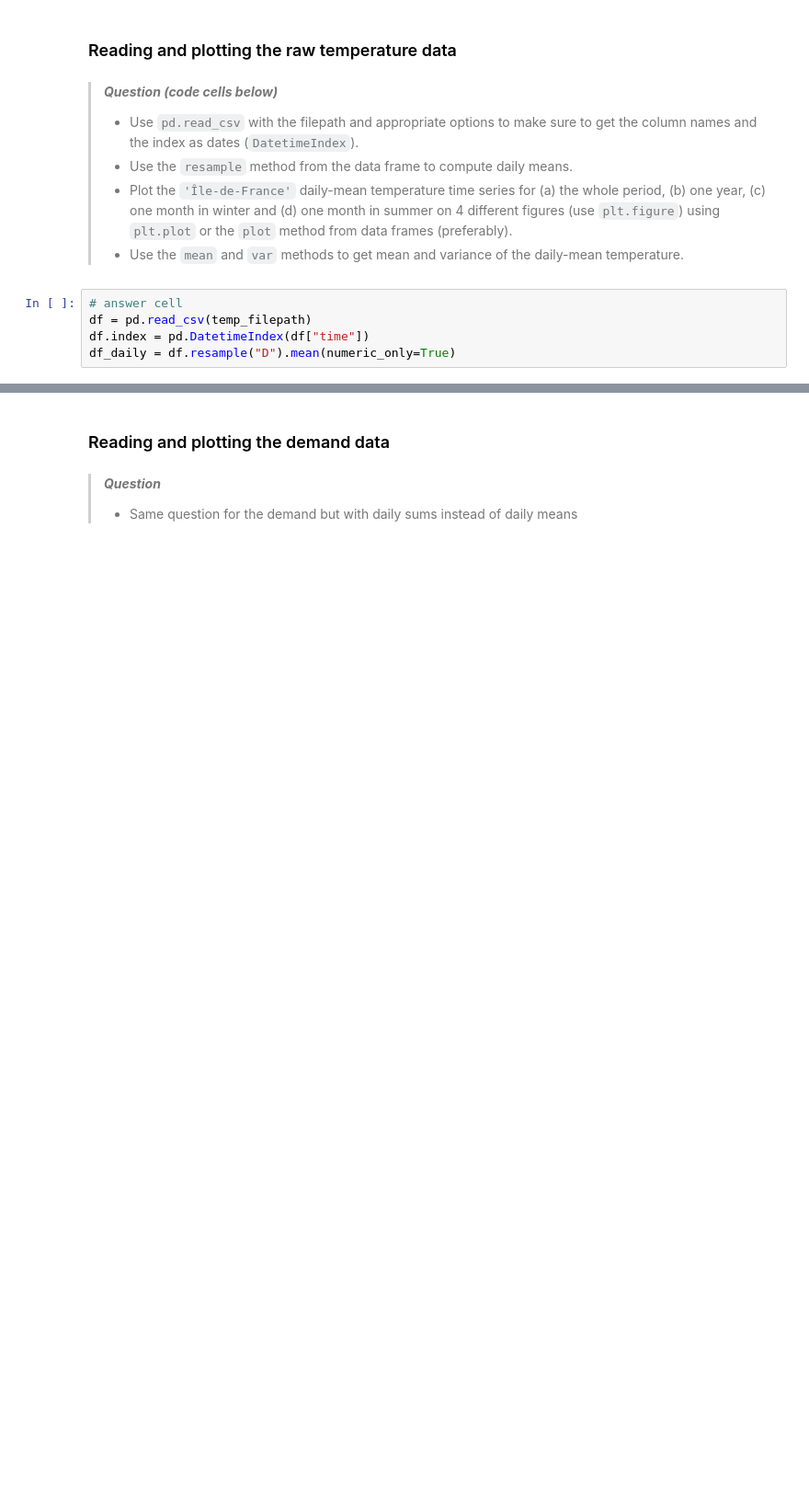
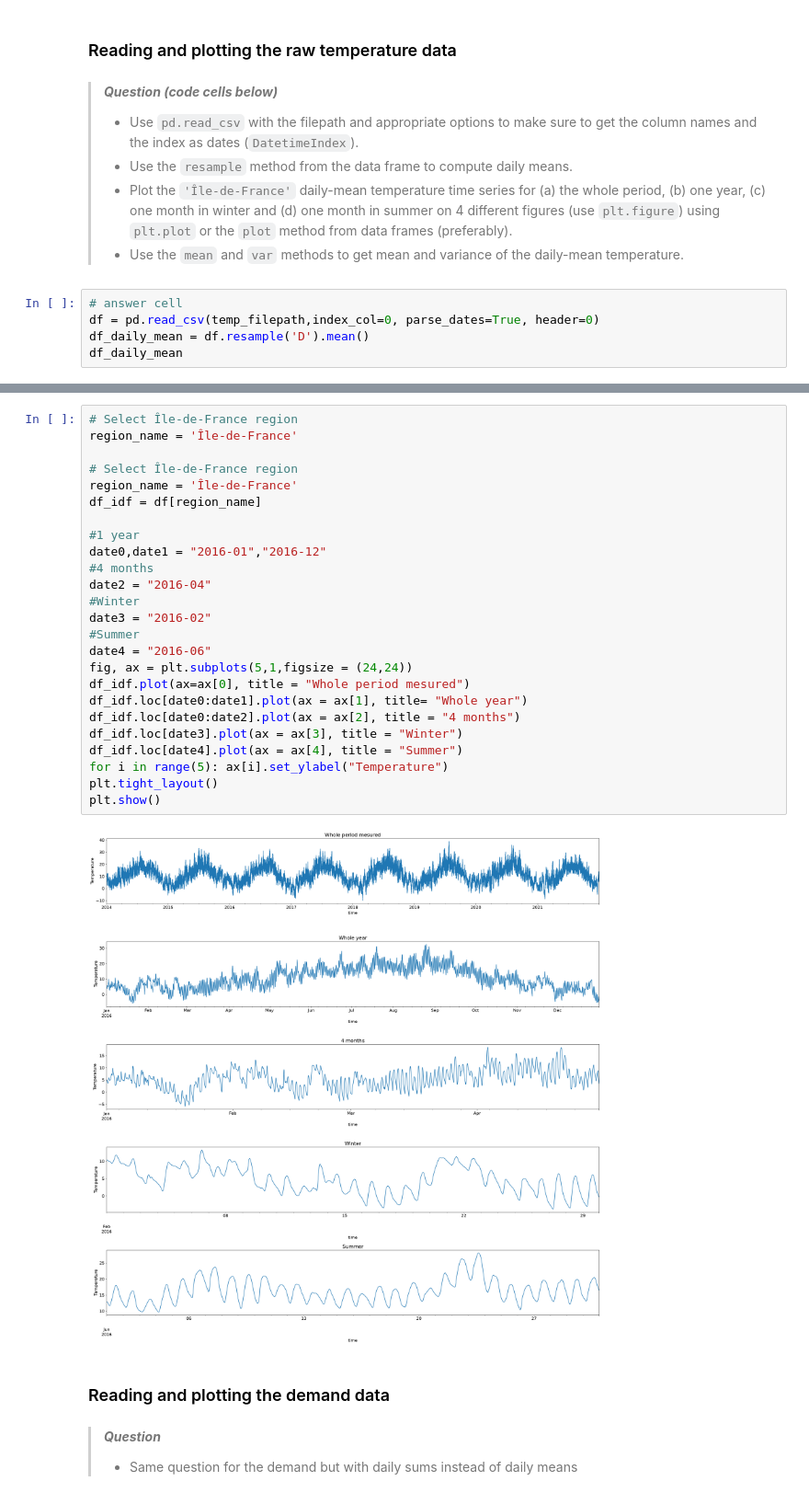
Before and after one commit to holguin2900/MEC-5107-EP-MachineLearning, a Jupyter notebook: 0-moodle/1_tutoriales/02_tutorial_supervised_learning_problem_ols.ipynb, the cells around one changed output, grey strips where cells are left out. Shown at 92% size. Cells and saved outputs as stored; diff of their text form; blank space fills up the shorter version.

```diff
--- a/0-moodle/1_tutoriales/02_tutorial_supervised_learning_problem_ols.ipynb
+++ b/0-moodle/1_tutoriales/02_tutorial_supervised_learning_problem_ols.ipynb
@@ -80,7 +80,7 @@ dem_label = 'Electricity consumption (MWh)'
 > - Use the `mean` and `var` methods to get mean and variance of the daily-mean temperature.
 # %%
 # answer cell
-df = pd.read_csv(temp_filepath)
-df.index = pd.DatetimeIndex(df["time"])
-df_daily = df.resample("D").mean(numeric_only=True)
+df = pd.read_csv(temp_filepath,index_col=0, parse_dates=True, header=0)
+df_daily_mean = df.resample('D').mean()
+df_daily_mean
 # %% [output]
@@ -88,3 +101,30 @@ TypeError: dtype 'str' does not support operation 'mean'
+# %%
+# Select Île-de-France region
+region_name = 'Île-de-France'
+
+# Select Île-de-France region
+region_name = 'Île-de-France'
+df_idf = df[region_name]
+
+#1 year
+date0,date1 = "2016-01","2016-12"
+#4 months
+date2 = "2016-04"
+#Winter
+date3 = "2016-02"
+#Summer
+date4 = "2016-06"
+fig, ax = plt.subplots(5,1,figsize = (24,24))
+df_idf.plot(ax=ax[0], title = "Whole period mesured")
+df_idf.loc[date0:date1].plot(ax = ax[1], title= "Whole year")
+df_idf.loc[date0:date2].plot(ax = ax[2], title = "4 months")
+df_idf.loc[date3].plot(ax = ax[3], title = "Winter")
+df_idf.loc[date4].plot(ax = ax[4], title = "Summer")
+for i in range(5): ax[i].set_ylabel("Temperature")
+plt.tight_layout()
+plt.show()
+# %% [output]
+[figure, added]
 # %% [markdown]
 ### Reading and plotting the demand data
 # %% [markdown]
```
Also changed, not shown: parts of 5 cells of this notebook.
